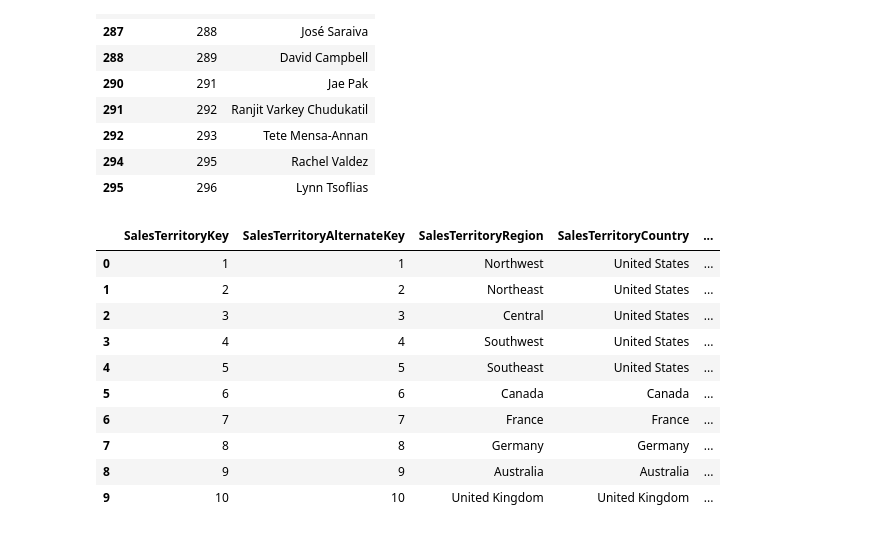
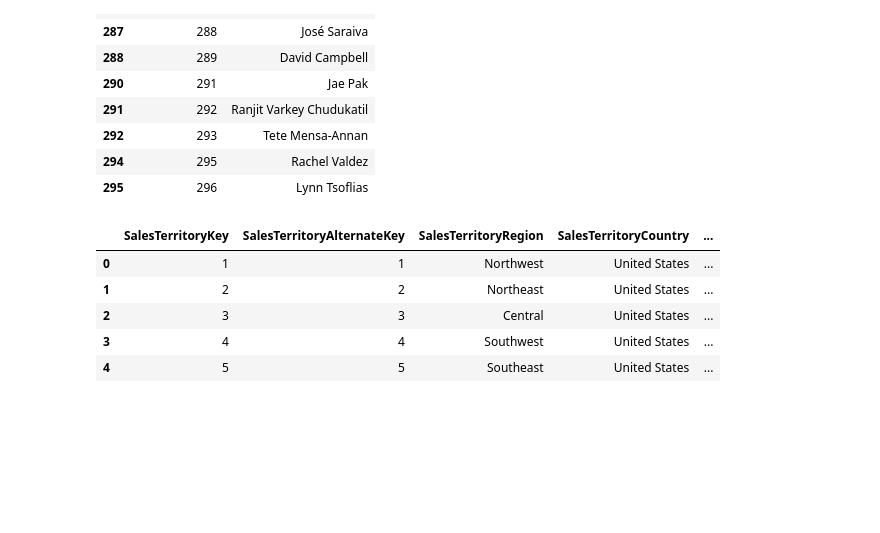
Before and after one commit to ClaudioChavarria/data_preparation_using_python, a Jupyter notebook: exercise_01/exercise_01_solution.ipynb, the cells around one changed output. Saved outputs shown, nothing was run; the diff lists cells and outputs as text; code cells hidden in the pictures; blank space fills up the shorter version.

```diff
--- a/exercise_01/exercise_01_solution.ipynb
+++ b/exercise_01/exercise_01_solution.ipynb
@@ -139,16 +139,11 @@ stg_dim_employee
 stg_dim_sales_territory = dataframes['DimSalesTerritory']
 # %%
 stg_dim_sales_territory = stg_dim_sales_territory[~stg_dim_sales_territory.iloc[:, -1].str.contains('Corporate HQ')]
-stg_dim_sales_territory
+stg_dim_sales_territory.head()
 # %% [output]
 |  | SalesTerritoryKey | SalesTerritoryAlternateKey | SalesTerritoryRegion | SalesTerritoryCountry | ... |
 | 0 | 1 | 1 | Northwest | United States | ... |
 | 1 | 2 | 2 | Northeast | United States | ... |
 | 2 | 3 | 3 | Central | United States | ... |
 | 3 | 4 | 4 | Southwest | United States | ... |
 | 4 | 5 | 5 | Southeast | United States | ... |
-| 5 | 6 | 6 | Canada | Canada | ... |
-| 6 | 7 | 7 | France | France | ... |
-| 7 | 8 | 8 | Germany | Germany | ... |
-| 8 | 9 | 9 | Australia | Australia | ... |
-| 9 | 10 | 10 | United Kingdom | United Kingdom | ... |
```
Also changed, not shown: parts of 12 cells of this notebook.
